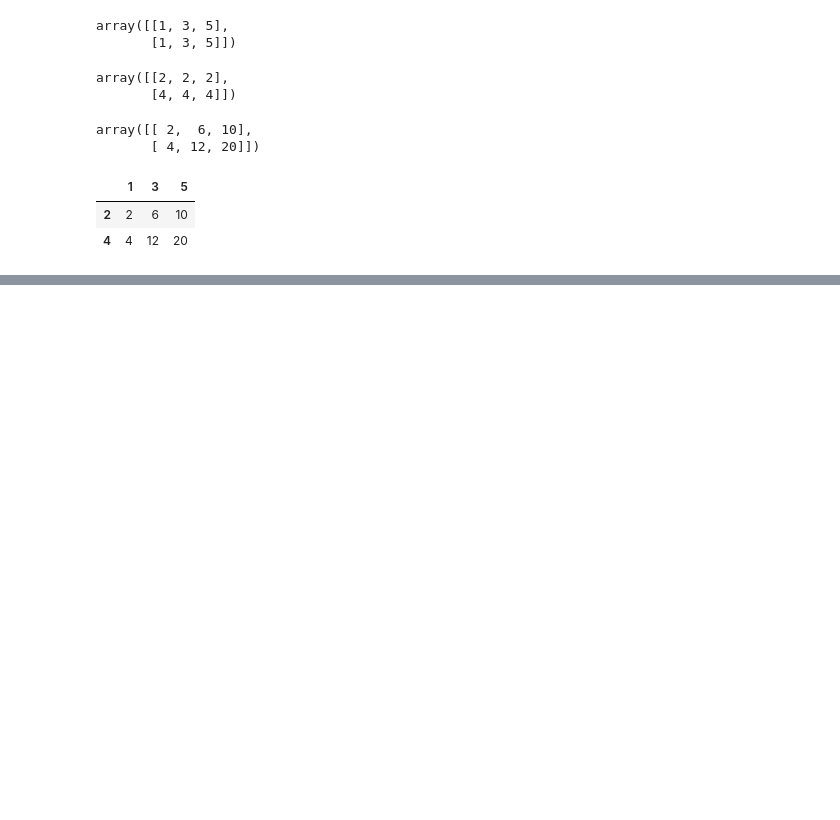
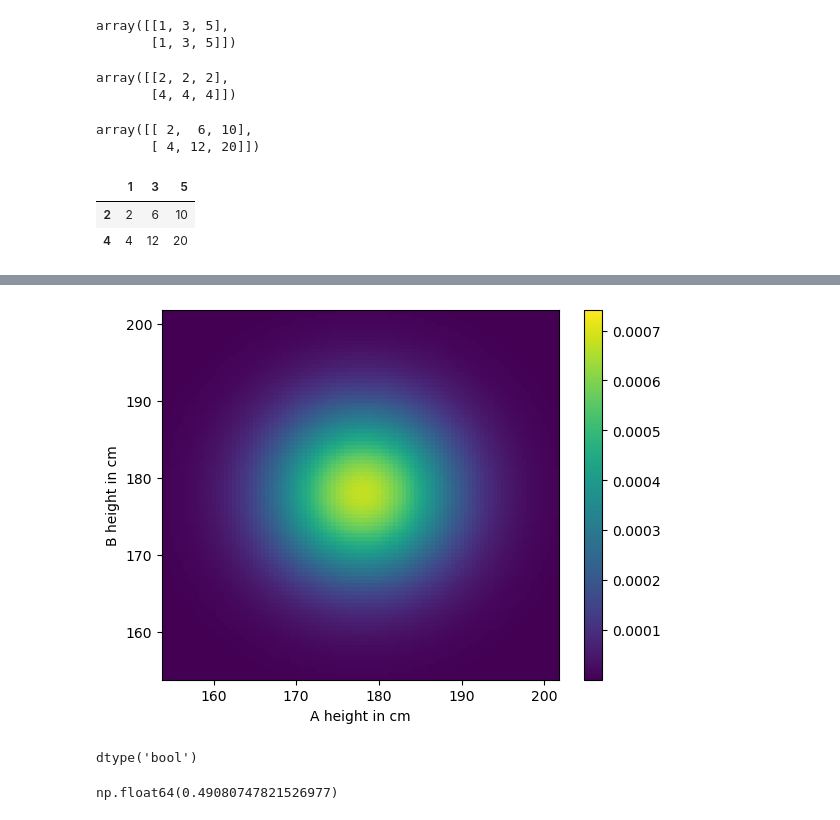
Before and after one commit to luis-a-garcia/TIL, a Jupyter notebook: think_bayes/chp11.ipynb, the cells around one changed output, grey strips where cells are left out. Saved outputs shown, nothing was run; the diff lists cells and outputs as text; code cells hidden in the pictures; blank space fills up the shorter version.

```diff
--- a/think_bayes/chp11.ipynb
+++ b/think_bayes/chp11.ipynb
@@ -30,0 +64,13 @@ df
+# %%
+#function that plots the joint distribution as a contour plot
+def plot_joint(joint, cmap='viridis'):
+    """Plot the joint distribution as a colormesh plot."""
+    vmax = joint.to_numpy().max() * 1.1
+    plt.pcolormesh(joint.columns, joint.index, joint, cmap=cmap, vmax=vmax, shading='nearest')
+    plt.colorbar()
+    plt.xlabel('A height in cm')
+    plt.ylabel('B height in cm')
+# %%
+plot_joint(joint)
+# %% [output]
+[figure, added]
@@ -30,0 +81,5 @@ df
+# %%
+A_taller = (X>Y)
+A_taller.dtype
+# %% [output]
+dtype('bool')
@@ -30,0 +100,4 @@ df
+# %%
+normalize(posterior)
+# %% [output]
+np.float64(0.49080747821526977)
```
Also changed, not shown: parts of 24 cells of this notebook.
